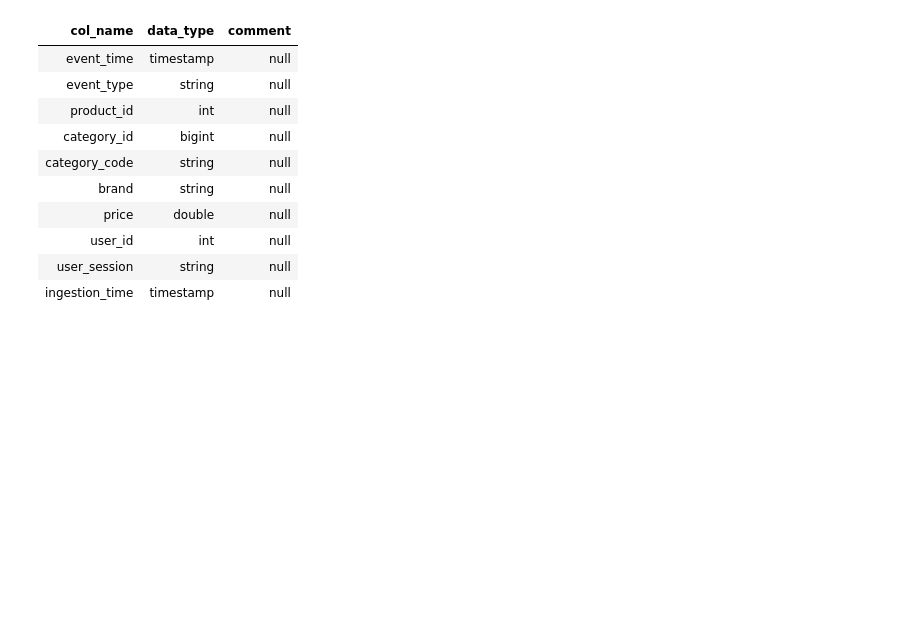
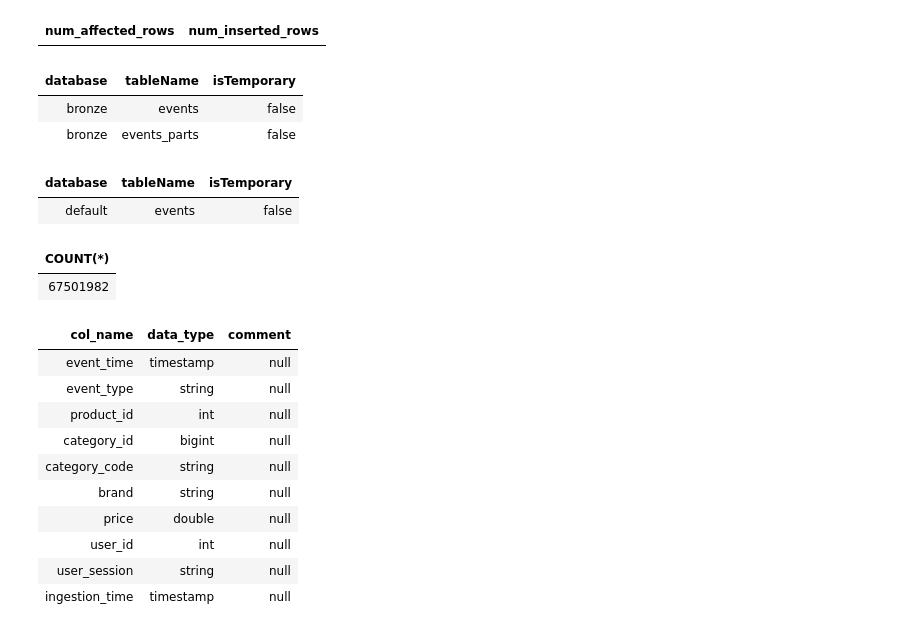
Before and after one commit to Geniyk/Databricks, a Jupyter notebook: Day_14/Day_14_AI_Powered_Analytics_Genie_Mosaic AI.ipynb, the cells around one changed output. Drawn from its saved outputs; the diff is of its cells as text; code cells hidden in the pictures; blank space fills up the shorter version.

```diff
--- a/Day_14/Day_14_AI_Powered_Analytics_Genie_Mosaic AI.ipynb
+++ b/Day_14/Day_14_AI_Powered_Analytics_Genie_Mosaic AI.ipynb
@@ -1,3 +58,36 @@
+# %%
+%sql
+
+CREATE OR REPLACE TABLE events AS
+SELECT *
+FROM read_files(
+  '/Volumes/workspace/ecommerce/ecommerce_data/',
+  format => 'csv',
+  header => true,
+  inferSchema => true,
+  fileNamePattern => '*.csv'
+);
+# %% [output]
+| num_affected_rows | num_inserted_rows |
+# %%
+%sql
+SHOW TABLES IN ecommerce.bronze;
+# %% [output]
+| database | tableName | isTemporary |
+| bronze | events | false |
+| bronze | events_parts | false |
+# %%
+%sql
+SHOW TABLES;
+# %% [output]
+| database | tableName | isTemporary |
+| default | events | false |
+# %%
+%sql
+SELECT COUNT(*) FROM default.events;
+# %% [output]
+| COUNT(*) |
+| 67501982 |
 # %%
 %sql
 -- Describe Bronze table
```
Also changed, not shown: parts of 8 cells of this notebook.
